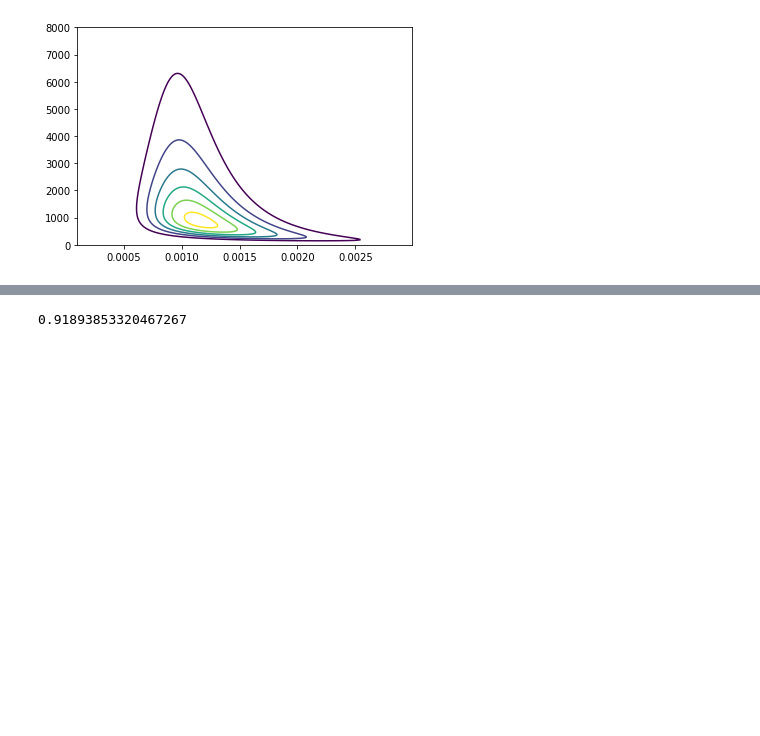
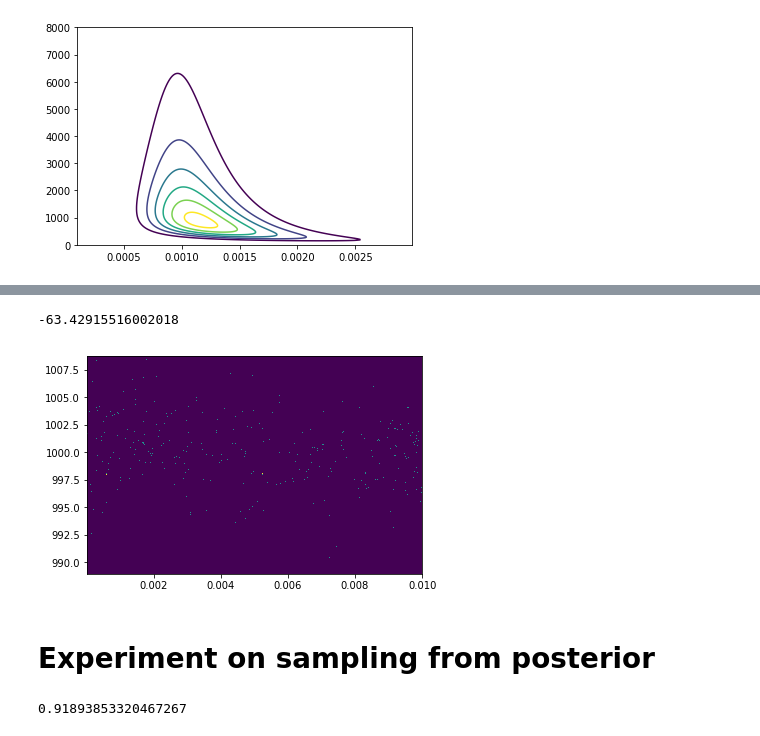
Before and after one commit to yuanzhaoz/HVI-RMHVI-for-VAE, a Jupyter notebook: hmc_test.ipynb, the cells around one changed output, grey strips where cells are left out. Saved outputs shown, nothing was run; the diff lists cells and outputs as text; code cells hidden in the pictures; blank space fills up the shorter version.

```diff
--- a/hmc_test.ipynb
+++ b/hmc_test.ipynb
@@ -73,0 +92,7 @@ CS = plt.contour(X, Y, Z)
+# %%
+eta = 0.4345279
+k = 1008.37605743
+y = 0
+n = 1083
+print(beta(k*eta+y, k*(1-eta)+n-y))
+print(beta(k*eta, k*(1-eta)))
@@ -73,0 +206,12 @@ CS = plt.contour(X, Y, Z)
+# %%
+z0_mean = np.array([0.001,1000])
+z0_cov = np.array([[1,0],[0,10]])
+v1_p_mean = np.array([0,0])
+v1_p_cov = np.identity(2)
+v1_mean = np.array([0,0])
+v1_cov = np.identity(2)
+# %%
+sample_list = []
+for i in range(1000):
+    pos_samples, L = lower_bound(death, risk, mass_matrix, 5, z0_mean, z0_cov, v1_p_mean, v1_p_cov, v1_mean, v1_cov, joint_beta_binomial)
+    sample_list.append(pos_samples)
@@ -73,0 +236,18 @@ CS = plt.contour(X, Y, Z)
+# %%
+L
+# %% [output]
+-63.42915516002018
+# %%
+list1 = []
+list2 = []
+for i in range(len(sample_list)):
+    list1.append(sample_list[i][0][0])
+    list2.append(sample_list[i][0][1])
+list1 = np.array(list1)
+list2 = np.array(list2)
+# %%
+h = plt.hist2d(list1, list2, bins = [500, 500])
+# %% [output]
+[figure, added]
+# %% [markdown]
+# Experiment on sampling from posterior
```
Also changed, not shown: parts of 18 cells of this notebook, 4 other files.
